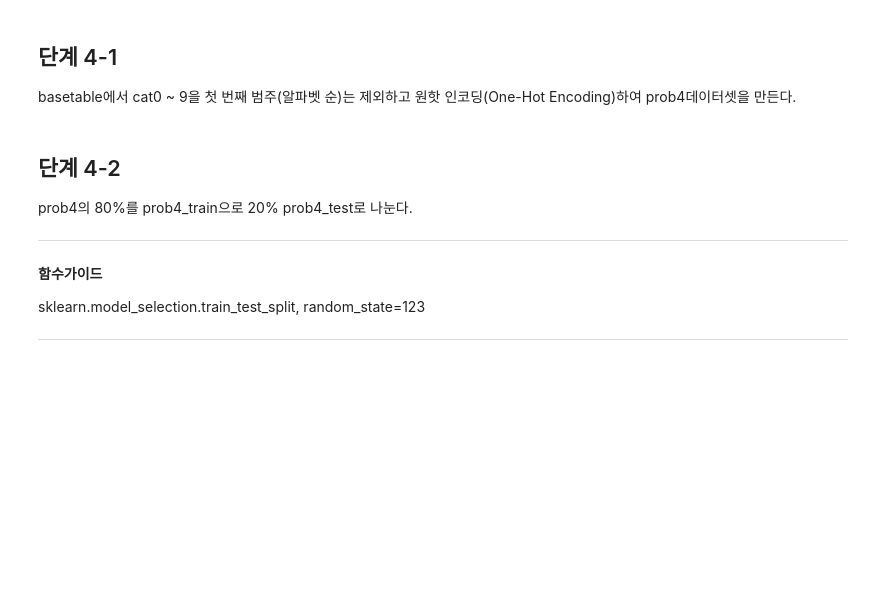
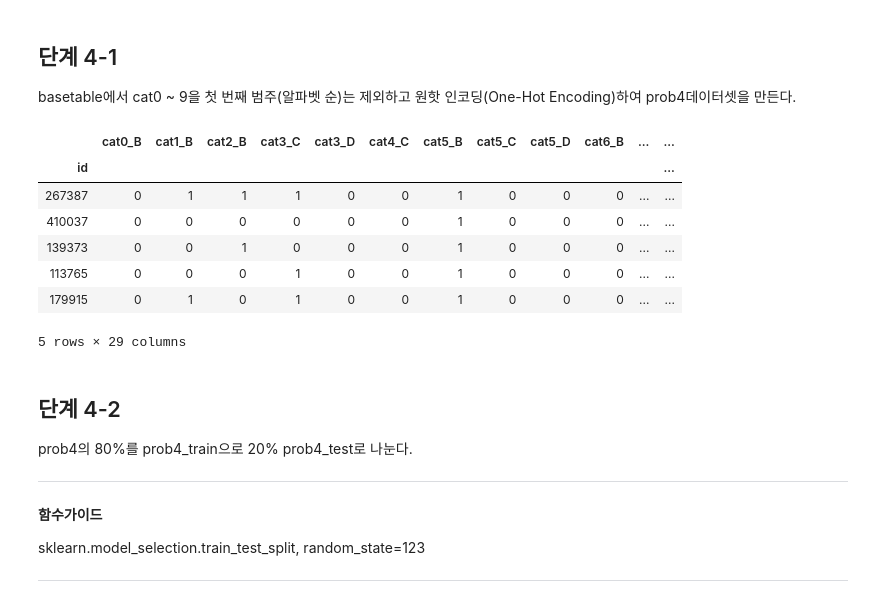
Before and after one commit to sunkusun9/DS_lv3_2404_01, a Jupyter notebook: sec_ds_lv3_prob2_prob.ipynb, the cells around one changed output. Drawn from its saved outputs; the diff is of its cells as text; code cells hidden in the pictures; blank space fills up the shorter version.

```diff
--- a/sec_ds_lv3_prob2_prob.ipynb
+++ b/sec_ds_lv3_prob2_prob.ipynb
@@ -946,6 +946,21 @@ y값은 분위 구간에서 target의 평균을 산포도 그래프로 동시에
 ## 단계 4-1
 
 basetable에서 cat0 ~ 9을 첫 번째 범주(알파벳 순)는 제외하고 원핫 인코딩(One-Hot Encoding)하여 prob4데이터셋을 만든다.
+# %%
+ohe_cols = df_basetable[cat_cols].apply(
+    lambda x: ['{}_{}'.format(x.name, i) for i in np.sort(x.unique())[1:]],
+axis=0).explode().tolist()
+df_prob4 = pd.get_dummies(df_basetable, columns=cat_cols, drop_first=True)
+df_prob4[ohe_cols].head()
+# %% [output]
+|  | cat0_B | cat1_B | cat2_B | cat3_C | cat3_D | cat4_C | cat5_B | cat5_C | cat5_D | cat6_B | ... | ... |
+| id |  |  |  |  |  |  |  |  |  |  |  | ... |
+| 267387 | 0 | 1 | 1 | 1 | 0 | 0 | 1 | 0 | 0 | 0 | ... | ... |
+| 410037 | 0 | 0 | 0 | 0 | 0 | 0 | 1 | 0 | 0 | 0 | ... | ... |
+| 139373 | 0 | 0 | 1 | 0 | 0 | 0 | 1 | 0 | 0 | 0 | ... | ... |
+| 113765 | 0 | 0 | 0 | 1 | 0 | 0 | 1 | 0 | 0 | 0 | ... | ... |
+| 179915 | 0 | 1 | 0 | 1 | 0 | 0 | 1 | 0 | 0 | 0 | ... | ... |
+5 rows × 29 columns
 # %% [markdown]
 ## 단계 4-2
 
```
Also changed, not shown: parts of 61 cells of this notebook.
